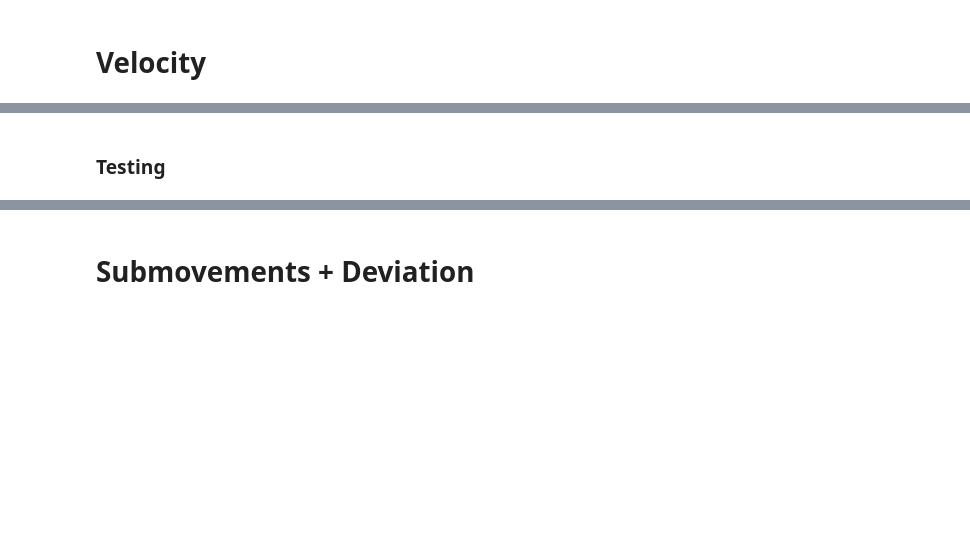
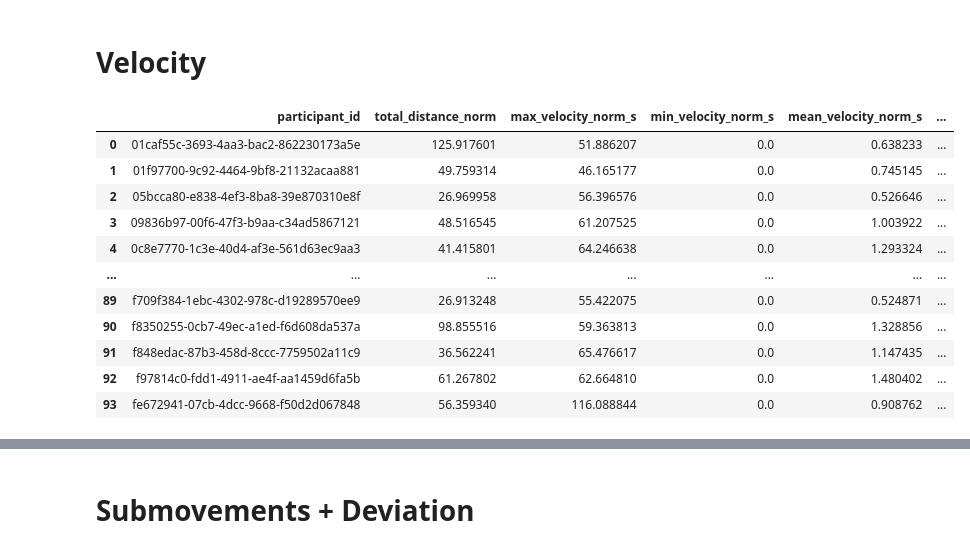
Before and after one commit to MarleneRu/MR_UzK, a Jupyter notebook: Metrics/metrics_velocity.ipynb, the cells around one changed output, grey strips where cells are left out. Cells and saved outputs as stored; diff of their text form; code cells hidden in the pictures; blank space fills up the shorter version.

Commit message:
First data data_preparation and feature engineering

```diff
--- a/Metrics/metrics_velocity.ipynb
+++ b/Metrics/metrics_velocity.ipynb
@@ -7,27 +8,32 @@ from typing import Tuple
 # %%
 # Load data
-CSV_PATH = "/Users/marlenerueschoff/Documents/Uni/UzK Master/Masterarbeit/Experiment/masterthesis_experiment-1/Data/mouse_events_rows (4).csv"
+CSV_PATH = "/Users/marlenerueschoff/Documents/Uni/UzK Master/Masterarbeit/Experiment/masterthesis_experiment-1/Data/mouse_events_0601_norm.csv"
 df_mouse = pd.read_csv(CSV_PATH)
 # %%
+import numpy as np
+import pandas as pd
+
 GROUPING = ("participant_id",)
 
 def compute_velocity_from_df(df_mouse: pd.DataFrame,
-                             group_cols=GROUPING) -> tuple[pd.DataFrame, pd.DataFrame]:
-    required = {"participant_id", "t_ms", "x", "y"}
+                             group_cols=GROUPING,
+                             x_col: str = "x_norm",
+                             y_col: str = "y_norm") -> tuple[pd.DataFrame, pd.DataFrame]:
+    required = {"participant_id", "t_ms", x_col, y_col}
     missing = required - set(df_mouse.columns)
     if missing:
         raise ValueError(f"df_mouse is missing required columns: {missing}")
 
-    # Work on a copy to avoid side-effects (set copy=False if you want in-place)
+    # Copy
     df = df_mouse.copy()
 
     # Ensure numeric types
     df["t_ms"] = pd.to_numeric(df["t_ms"], errors="coerce")
-    df["x"]    = pd.to_numeric(df["x"], errors="coerce")
-    df["y"]    = pd.to_numeric(df["y"], errors="coerce")
+    df[x_col]  = pd.to_numeric(df[x_col], errors="coerce")
+    df[y_col]  = pd.to_numeric(df[y_col], errors="coerce")
 
     # Drop unusable rows
-    df = df.dropna(subset=["participant_id", "t_ms", "x", "y"])
+    df = df.dropna(subset=["participant_id", "t_ms", x_col, y_col])
 
     # Sort within groups by time
     sort_cols = list(group_cols) + ["t_ms"]
@@ -36,54 +42,71 @@ def compute_velocity_from_df(df_mouse: pd.DataFrame,
     # Compute deltas per group
     def _deltas(g: pd.DataFrame) -> pd.DataFrame:
         g = g.copy()
-        g["dx"] = g["x"].diff()
-        g["dy"] = g["y"].diff()
+        g["dx"] = g[x_col].diff()
+        g["dy"] = g[y_col].diff()
         g["dt_ms"] = g["t_ms"].diff()
-        g["dist_px"] = np.sqrt(g["dx"]**2 + g["dy"]**2)
-        g["dt_s"] = g["dt_ms"] / 1000.0
+
+        # Euclidean distance
+        g["dist_norm"] = np.sqrt(g["dx"]**2 + g["dy"]**2)
+
+        g["dt_s"] = g["dt_ms"] / 1000.0  # in seconds
+
         # guard against zero/negative/NaN intervals
-        g.loc[~np.isfinite(g["dt_s"]) | (g["dt_s"] <= 0), ["dt_s", "dist_px", "dx", "dy"]] = np.nan
-        g["speed_px_s"] = g["dist_px"] / g["dt_s"]
+        bad_dt = ~np.isfinite(g["dt_s"]) | (g["dt_s"] <= 0)
+        g.loc[bad_dt, ["dt_s", "dist_norm", "dx", "dy"]] = np.nan
+
+        # velocity per segment
+        g["velocity_norm_s"] = g["dist_norm"] / g["dt_s"]
         return g
 
     df_steps = (
         df.groupby(list(group_cols), dropna=False, as_index=False, group_keys=False)
           .apply(_deltas)
     )
 
     # Keep only valid step rows for aggregation (the first in each group will be NaN)
-    valid = df_steps.dropna(subset=["dist_px", "dt_s", "speed_px_s"]).copy()
+    valid = df_steps.dropna(subset=["dist_norm", "dt_s", "velocity_norm_s"]).copy()
+
 
     if valid.empty:
-        # Return empty results with expected columns if nothing to compute
         empty_cols = list(group_cols) + [
-            "total_distance_px","max_speed_px_s","min_speed_px_s",
-            "mean_speed_px_s","std_speed_px_s","mean_abs_dx","mean_abs_dy","n_steps"
+            "total_distance_norm", "max_velocity_norm_s", "min_velocity_norm_s",
+            "mean_velocity_norm_s", "std_velocity_norm_s", "mean_abs_dx", "mean_abs_dy", "n_steps"
         ]
         metrics = pd.DataFrame(columns=empty_cols)
         return metrics, df_steps
 
     grouped = valid.groupby(list(group_cols), dropna=False)
 
     metrics = grouped.agg(
-        total_distance_px = ("dist_px", "sum"),
-        max_speed_px_s    = ("speed_px_s", "max"),
-        min_speed_px_s    = ("speed_px_s", "min"),
-        mean_speed_px_s   = ("speed_px_s", "mean"),
-        std_speed_px_s    = ("speed_px_s", "std"),
-        mean_abs_dx       = ("dx",  lambda s: np.nanmean(np.abs(s))),
-        mean_abs_dy       = ("dy",  lambda s: np.nanmean(np.abs(s))),
-        n_steps           = ("speed_px_s", "count"),
+        total_distance_norm = ("dist_norm", "sum"),
+        max_velocity_norm_s = ("velocity_norm_s", "max"),
+        min_velocity_norm_s = ("velocity_norm_s", "min"),
+        mean_velocity_norm_s = ("velocity_norm_s", "mean"),
+        std_velocity_norm_s = ("velocity_norm_s", "std"),
+        n_steps             = ("velocity_norm_s", "count"),
     ).reset_index()
 
     # For groups with only one valid step, std is NaN → set to 0.0
-    metrics["std_speed_px_s"] = metrics["std_speed_px_s"].fillna(0.0)
+    metrics["std_velocity_norm_s"] = metrics["std_velocity_norm_s"].fillna(0.0)
 
     return metrics, df_steps
+
 
 # ---- Use it on your existing df_mouse ----
 metrics, df_mouse_with_steps = compute_velocity_from_df(df_mouse, group_cols=GROUPING)
 
-# Peek at results
-print(metrics.head())
+metrics
 # %% [output]
+|  | participant_id | total_distance_norm | max_velocity_norm_s | min_velocity_norm_s | mean_velocity_norm_s | ... |
+| 0 | 01caf55c-3693-4aa3-bac2-862230173a5e | 125.917601 | 51.886207 | 0.0 | 0.638233 | ... |
+| 1 | 01f97700-9c92-4464-9bf8-21132acaa881 | 49.759314 | 46.165177 | 0.0 | 0.745145 | ... |
+| 2 | 05bcca80-e838-4ef3-8ba8-39e870310e8f | 26.969958 | 56.396576 | 0.0 | 0.526646 | ... |
+| 3 | 09836b97-00f6-47f3-b9aa-c34ad5867121 | 48.516545 | 61.207525 | 0.0 | 1.003922 | ... |
+| 4 | 0c8e7770-1c3e-40d4-af3e-561d63ec9aa3 | 41.415801 | 64.246638 | 0.0 | 1.293324 | ... |
+| ... | ... | ... | ... | ... | ... | ... |
+| 89 | f709f384-1ebc-4302-978c-d19289570ee9 | 26.913248 | 55.422075 | 0.0 | 0.524871 | ... |
+| 90 | f8350255-0cb7-49ec-a1ed-f6d608da537a | 98.855516 | 59.363813 | 0.0 | 1.328856 | ... |
+| 91 | f848edac-87b3-458d-8ccc-7759502a11c9 | 36.562241 | 65.476617 | 0.0 | 1.147435 | ... |
+| 92 | f97814c0-fdd1-4911-ae4f-aa1459d6fa5b | 61.267802 | 62.664810 | 0.0 | 1.480402 | ... |
+| 93 | fe672941-07cb-4dcc-9668-f50d2d067848 | 56.359340 | 116.088844 | 0.0 | 0.908762 | ... |
@@ -107,2 +113,0 @@ print(metrics.head())
-# %% [markdown]
-### Testing
```
Also changed, not shown: parts of 16 cells of this notebook, 15 other files.
